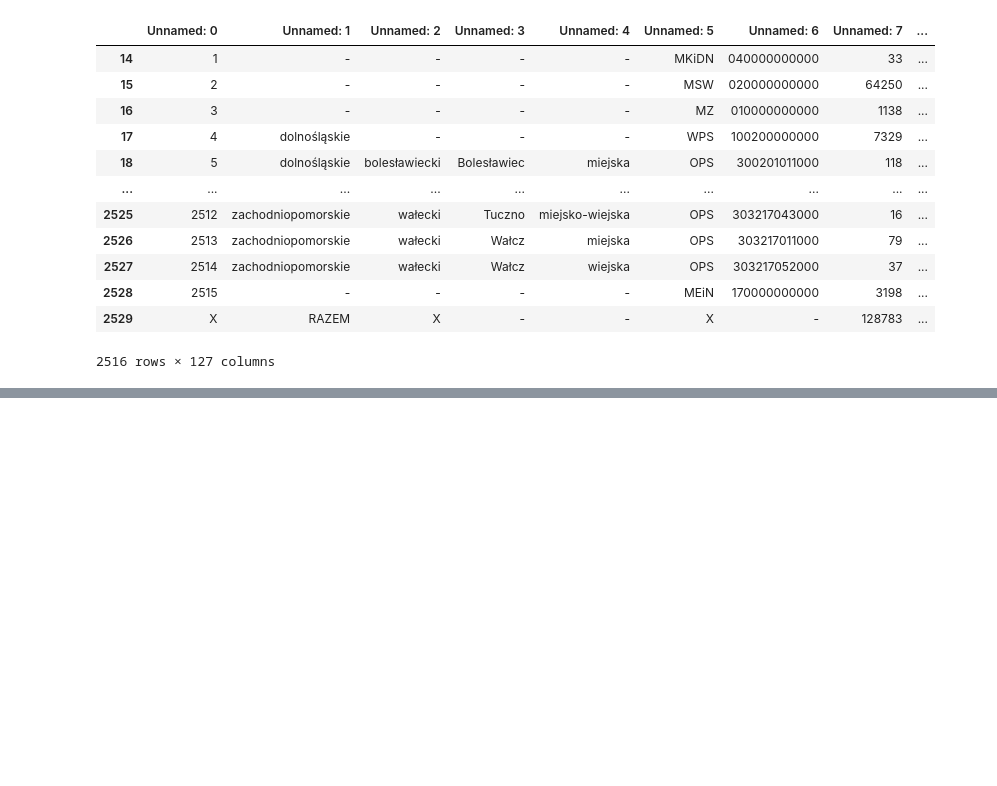
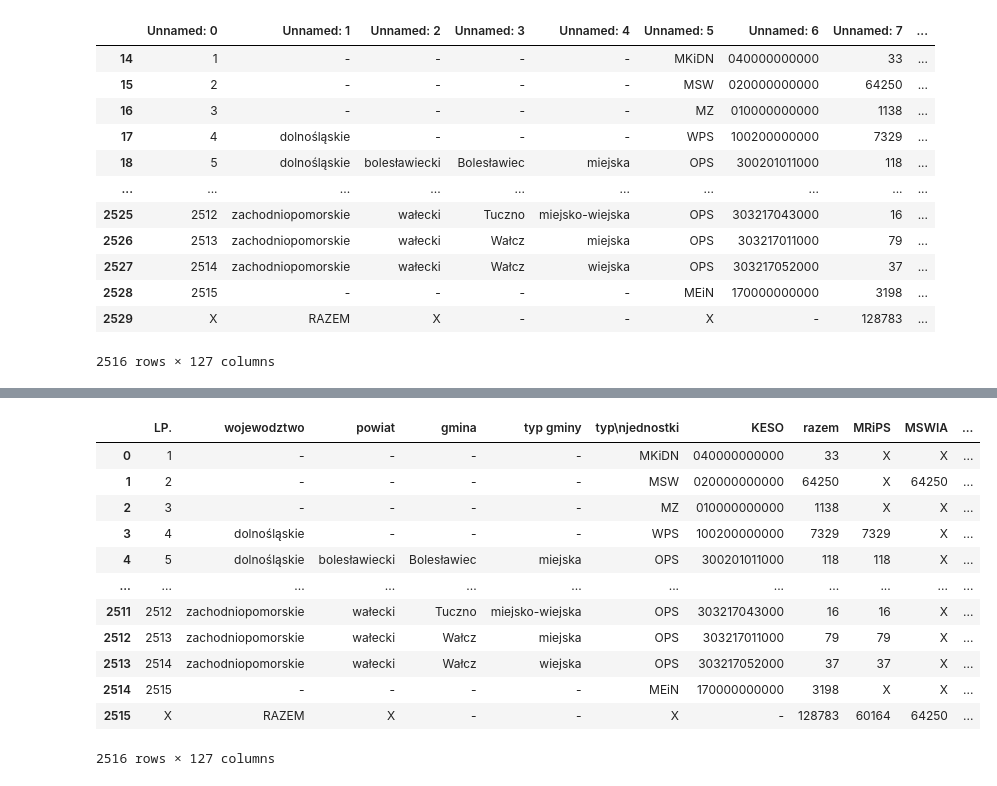
Before and after one commit to Francho03/Praca-licencjacka, a Jupyter notebook: Niebieska_karta.ipynb, the cells around one changed output, grey strips where cells are left out. Drawn from its saved outputs; the diff is of its cells as text; code cells hidden in the pictures; blank space fills up the shorter version.

```diff
--- a/Niebieska_karta.ipynb
+++ b/Niebieska_karta.ipynb
@@ -153,0 +748,44 @@ nb_C_20
+# %%
+merge_columns = ['LP.', 'wojewodztwo', 'powiat', 'gmina', 'typ gminy', 'typ\njednostki', 'KESO']
+
+merged_dataexcel = nb_sporzadzone_formularze1
+
+
+merged_dataexcel = pd.merge(merged_dataexcel, nb_kontynuowane_formularze2, on=merge_columns, how='outer', suffixes=('', '_kontynuowane'))
+merged_dataexcel = pd.merge(merged_dataexcel, nb_wypelnione_formularze3, on=merge_columns, how='outer', suffixes=('', '_wypelnione'))
+merged_dataexcel = pd.merge(merged_dataexcel, nb_rodzin_ogolem4, on=merge_columns, how='outer', suffixes=('', '_rodzin_ogolem'))
+merged_dataexcel = pd.merge(merged_dataexcel, nb_rodzin_przemoc_psychiczna5, on=merge_columns, how='outer', suffixes=('', '_rodzin_psychiczna'))
+merged_dataexcel = pd.merge(merged_dataexcel, nb_rodzin_przemoc_fizyczna6, on=merge_columns, how='outer', suffixes=('', '_rodzin_fizyczna'))
+merged_dataexcel = pd.merge(merged_dataexcel, nb_rodzin_przemoc_seksualna7, on=merge_columns, how='outer', suffixes=('', '_rodzin_seksualna'))
+merged_dataexcel = pd.merge(merged_dataexcel, nb_osob8, on=merge_columns, how='outer', suffixes=('', '_osob'))
+merged_dataexcel = pd.merge(merged_dataexcel, nb_ogolem9, on=merge_columns, how='outer', suffixes=('', '_ogolem'))
+merged_dataexcel = pd.merge(merged_dataexcel, nb_kobiety_ogolem10, on=merge_columns, how='outer', suffixes=('', '_kobiety_ogolem'))
+merged_dataexcel = pd.merge(merged_dataexcel, nb_kobiety_niepelnosprawne11, on=merge_columns, how='outer', suffixes=('', '_kobiety_niepelnosprawne'))
+merged_dataexcel = pd.merge(merged_dataexcel, nb_kobiety_starsze12, on=merge_columns, how='outer', suffixes=('', '_kobiety_starsze'))
+merged_dataexcel = pd.merge(merged_dataexcel, nb_mezczyzni_ogolem13, on=merge_columns, how='outer', suffixes=('', '_mezczyzni_ogolem'))
+merged_dataexcel = pd.merge(merged_dataexcel, nb_mezczyzni_niepelnosprawni14, on=merge_columns, how='outer', suffixes=('', '_mezczyzni_niepelnosprawni'))
+merged_dataexcel = pd.merge(merged_dataexcel, nb_mezczyzni_starsi15, on=merge_columns, how='outer', suffixes=('', '_mezczyzni_starsi'))
+merged_dataexcel = pd.merge(merged_dataexcel, nb_dzieci_ogolem16, on=merge_columns, how='outer', suffixes=('', '_dzieci_ogolem'))
+merged_dataexcel = pd.merge(merged_dataexcel, nb_dzieci_dziewczynki17, on=merge_columns, how='outer', suffixes=('', '_dzieci_dziewczynki'))
+merged_dataexcel = pd.merge(merged_dataexcel, nb_dzieci_chlopcy18, on=merge_columns, how='outer', suffixes=('', '_dzieci_chlopcy'))
+merged_dataexcel = pd.merge(merged_dataexcel, nb_dzieci_niepelnosprawne19, on=merge_columns, how='outer', suffixes=('', '_dzieci_niepelnosprawne'))
+merged_dataexcel = pd.merge(merged_dataexcel, nb_C_20, on=merge_columns, how='outer', suffixes=('', '_formularze_C'))
+
+
+with pd.ExcelWriter('merged_dataexcel.xlsx') as writer:
+  merged_dataexcel.to_excel(writer, index=False, sheet_name='MergedData')
+merged_dataexcel
+# %% [output]
+|  | LP. | wojewodztwo | powiat | gmina | typ gminy | typ\njednostki | KESO | razem | MRiPS | MSWIA | ... |
+| 0 | 1 | - | - | - | - | MKiDN | 040000000000 | 33 | X | X | ... |
+| 1 | 2 | - | - | - | - | MSW | 020000000000 | 64250 | X | 64250 | ... |
+| 2 | 3 | - | - | - | - | MZ | 010000000000 | 1138 | X | X | ... |
+| 3 | 4 | dolnośląskie | - | - | - | WPS | 100200000000 | 7329 | 7329 | X | ... |
+| 4 | 5 | dolnośląskie | bolesławiecki | Bolesławiec | miejska | OPS | 300201011000 | 118 | 118 | X | ... |
+| ... | ... | ... | ... | ... | ... | ... | ... | ... | ... | ... | ... |
+| 2511 | 2512 | zachodniopomorskie | wałecki | Tuczno | miejsko-wiejska | OPS | 303217043000 | 16 | 16 | X | ... |
+| 2512 | 2513 | zachodniopomorskie | wałecki | Wałcz | miejska | OPS | 303217011000 | 79 | 79 | X | ... |
+| 2513 | 2514 | zachodniopomorskie | wałecki | Wałcz | wiejska | OPS | 303217052000 | 37 | 37 | X | ... |
+| 2514 | 2515 | - | - | - | - | MEiN | 170000000000 | 3198 | X | X | ... |
+| 2515 | X | RAZEM | X | - | - | X | - | 128783 | 60164 | 64250 | ... |
+2516 rows × 127 columns
```
Also changed, not shown: parts of 45 cells of this notebook.
